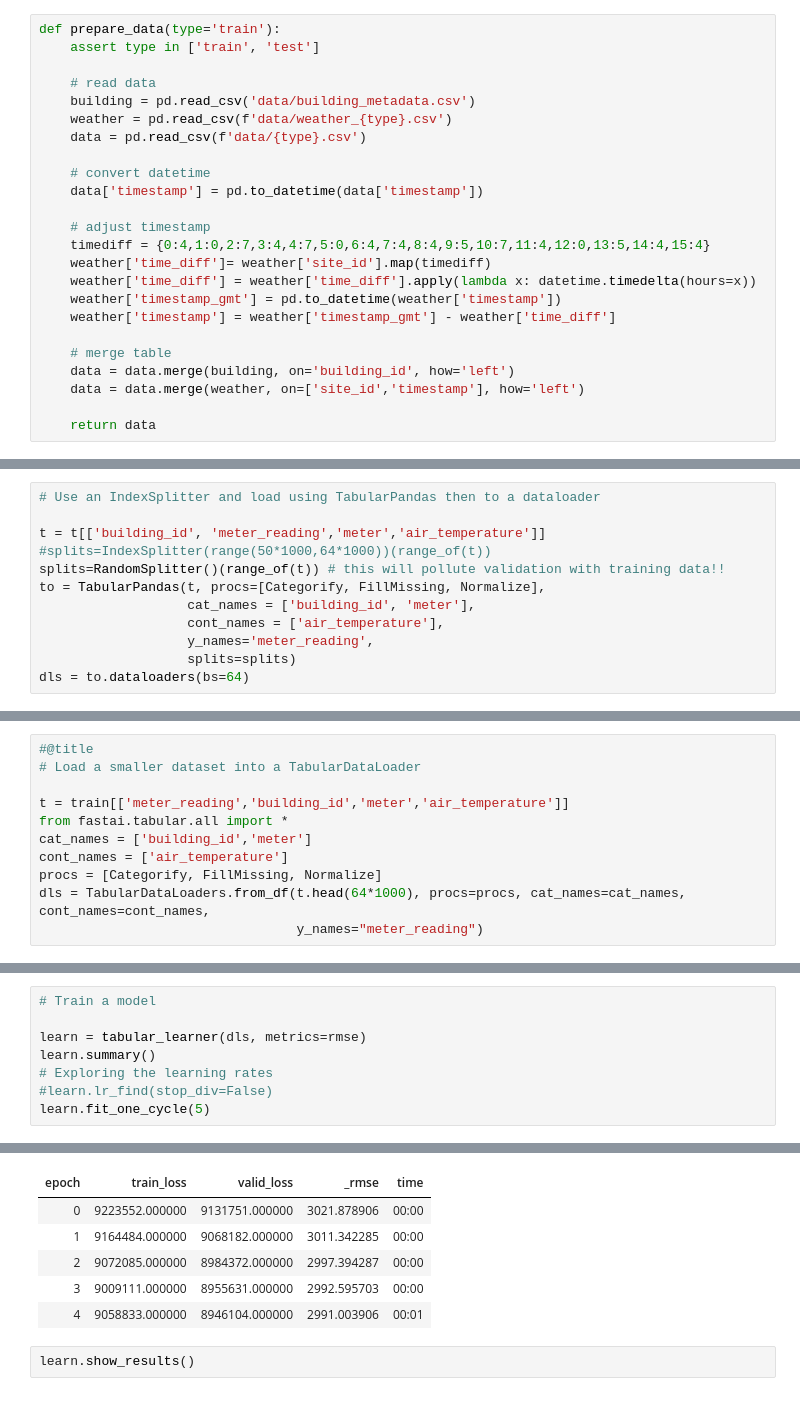
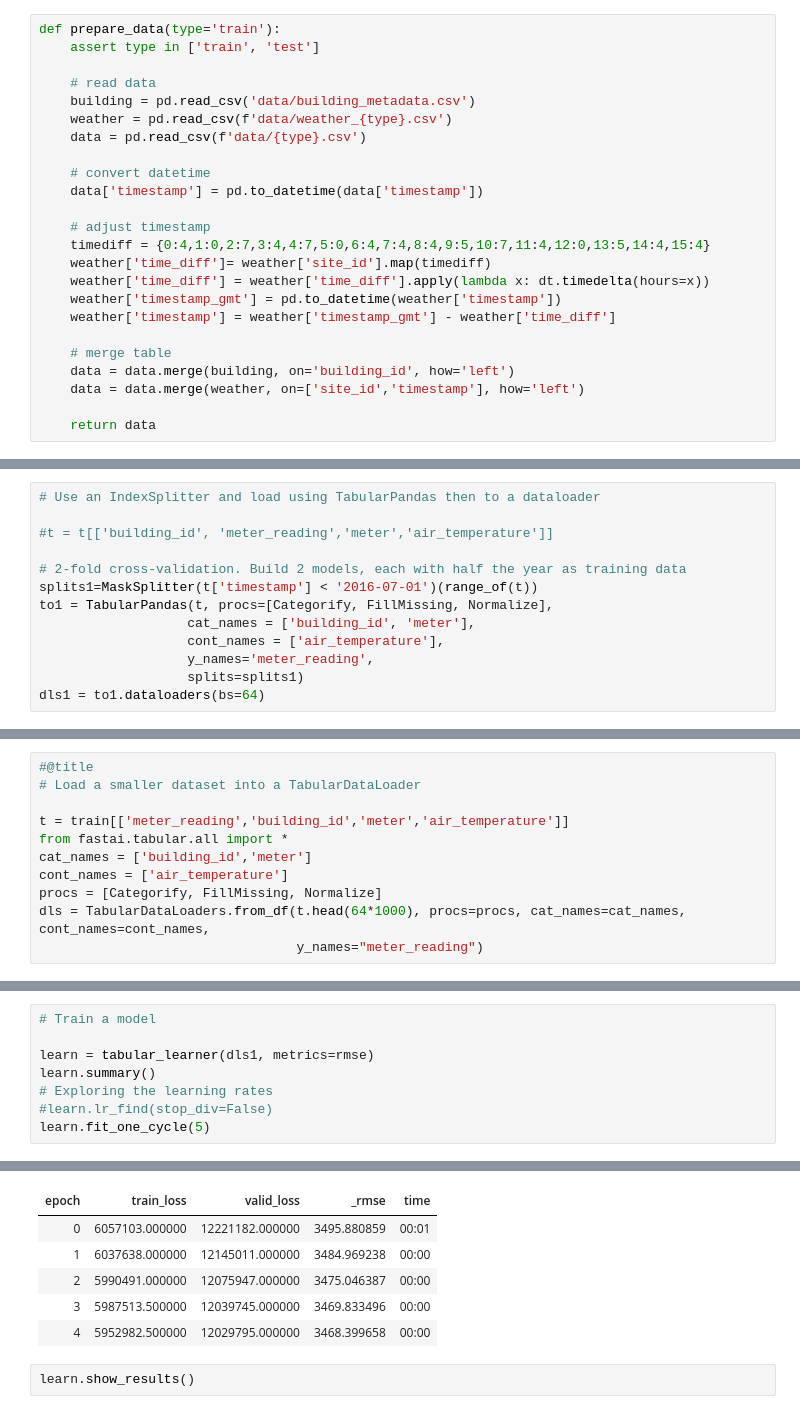
Before and after one commit to fastai-energetic-engineering/ashrae, a Jupyter notebook: ASHRAE_energy_fastai.ipynb, the cells around one changed output, grey strips where cells are left out. Cells and saved outputs as stored; diff of their text form.

```diff
--- a/ASHRAE_energy_fastai.ipynb
+++ b/ASHRAE_energy_fastai.ipynb
@@ -117,7 +117,7 @@ def prepare_data(type='train'):
     # adjust timestamp
     timediff = {0:4,1:0,2:7,3:4,4:7,5:0,6:4,7:4,8:4,9:5,10:7,11:4,12:0,13:5,14:4,15:4}
     weather['time_diff']= weather['site_id'].map(timediff)
-    weather['time_diff'] = weather['time_diff'].apply(lambda x: datetime.timedelta(hours=x))
+    weather['time_diff'] = weather['time_diff'].apply(lambda x: dt.timedelta(hours=x))
     weather['timestamp_gmt'] = pd.to_datetime(weather['timestamp'])
     weather['timestamp'] = weather['timestamp_gmt'] - weather['time_diff']
 
@@ -155,15 +155,16 @@ t[['timestamp', 'meter_reading']].set_index('timestamp').plot()
 # %%
 # Use an IndexSplitter and load using TabularPandas then to a dataloader
 
-t = t[['building_id', 'meter_reading','meter','air_temperature']]
-#splits=IndexSplitter(range(50*1000,64*1000))(range_of(t))
-splits=RandomSplitter()(range_of(t)) # this will pollute validation with training data!!
-to = TabularPandas(t, procs=[Categorify, FillMissing, Normalize],
+#t = t[['building_id', 'meter_reading','meter','air_temperature']]
+
+# 2-fold cross-validation. Build 2 models, each with half the year as training data
+splits1=MaskSplitter(t['timestamp'] < '2016-07-01')(range_of(t))
+to1 = TabularPandas(t, procs=[Categorify, FillMissing, Normalize],
                    cat_names = ['building_id', 'meter'],
                    cont_names = ['air_temperature'],
                    y_names='meter_reading',
-                   splits=splits)
-dls = to.dataloaders(bs=64)
+                   splits=splits1)
+dls1 = to1.dataloaders(bs=64)
 # %% [markdown]
 Load entire dataset or subset:
 # %%
@@ -204,19 +205,19 @@ dls.show_batch()
 # %%
 # Train a model
 
-learn = tabular_learner(dls, metrics=rmse)
+learn = tabular_learner(dls1, metrics=rmse)
 learn.summary()
 # Exploring the learning rates
 #learn.lr_find(stop_div=False)
 learn.fit_one_cycle(5)
 # %% [output]
 [interactive output not drawn]
 | epoch | train_loss | valid_loss | _rmse | time |
-| 0 | 9223552.000000 | 9131751.000000 | 3021.878906 | 00:00 |
-| 1 | 9164484.000000 | 9068182.000000 | 3011.342285 | 00:00 |
-| 2 | 9072085.000000 | 8984372.000000 | 2997.394287 | 00:00 |
-| 3 | 9009111.000000 | 8955631.000000 | 2992.595703 | 00:00 |
-| 4 | 9058833.000000 | 8946104.000000 | 2991.003906 | 00:01 |
+| 0 | 6057103.000000 | 12221182.000000 | 3495.880859 | 00:01 |
+| 1 | 6037638.000000 | 12145011.000000 | 3484.969238 | 00:00 |
+| 2 | 5990491.000000 | 12075947.000000 | 3475.046387 | 00:00 |
+| 3 | 5987513.500000 | 12039745.000000 | 3469.833496 | 00:00 |
+| 4 | 5952982.500000 | 12029795.000000 | 3468.399658 | 00:00 |
 # %%
 learn.show_results()
 # %% [output]
```
Also changed, not shown: parts of 2 cells of this notebook.
